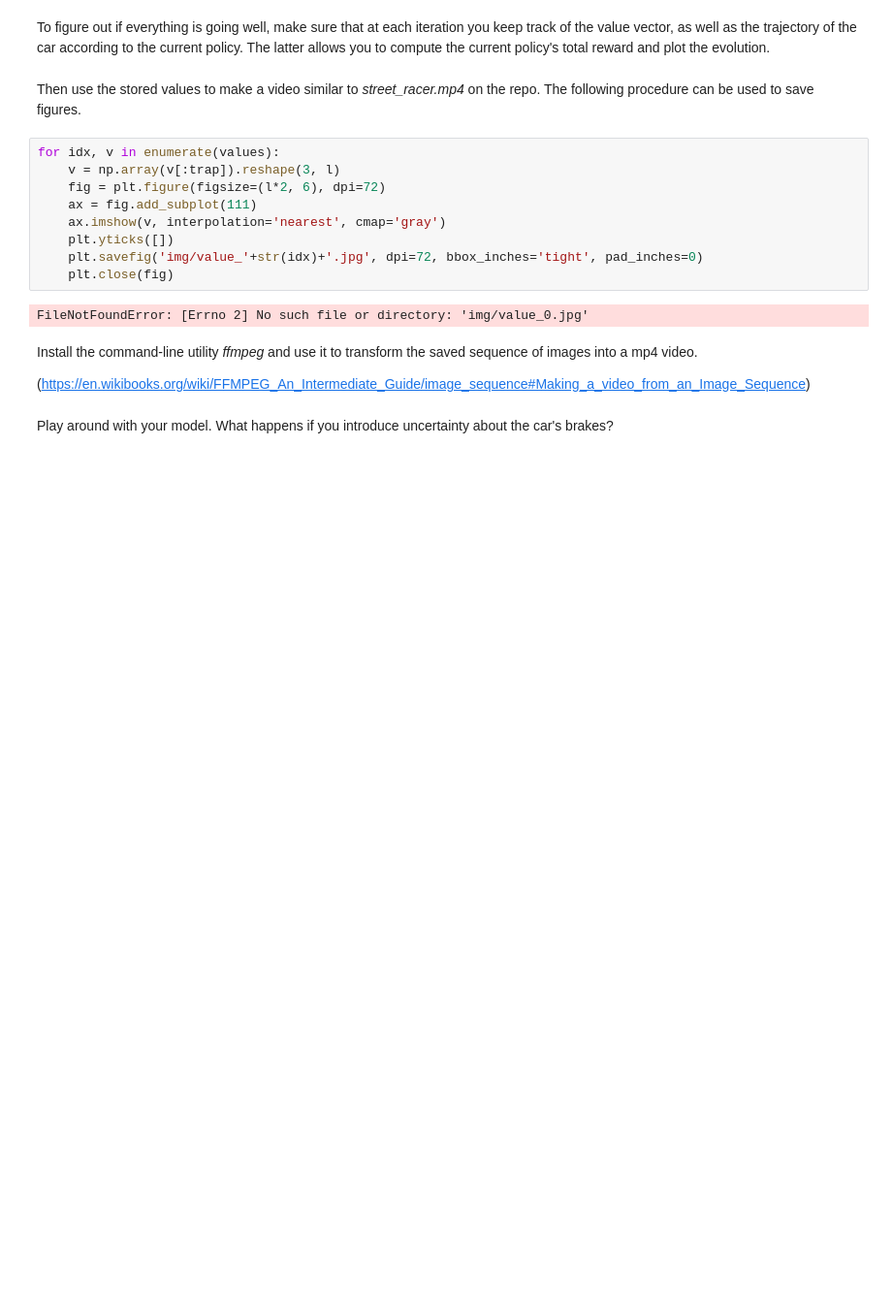
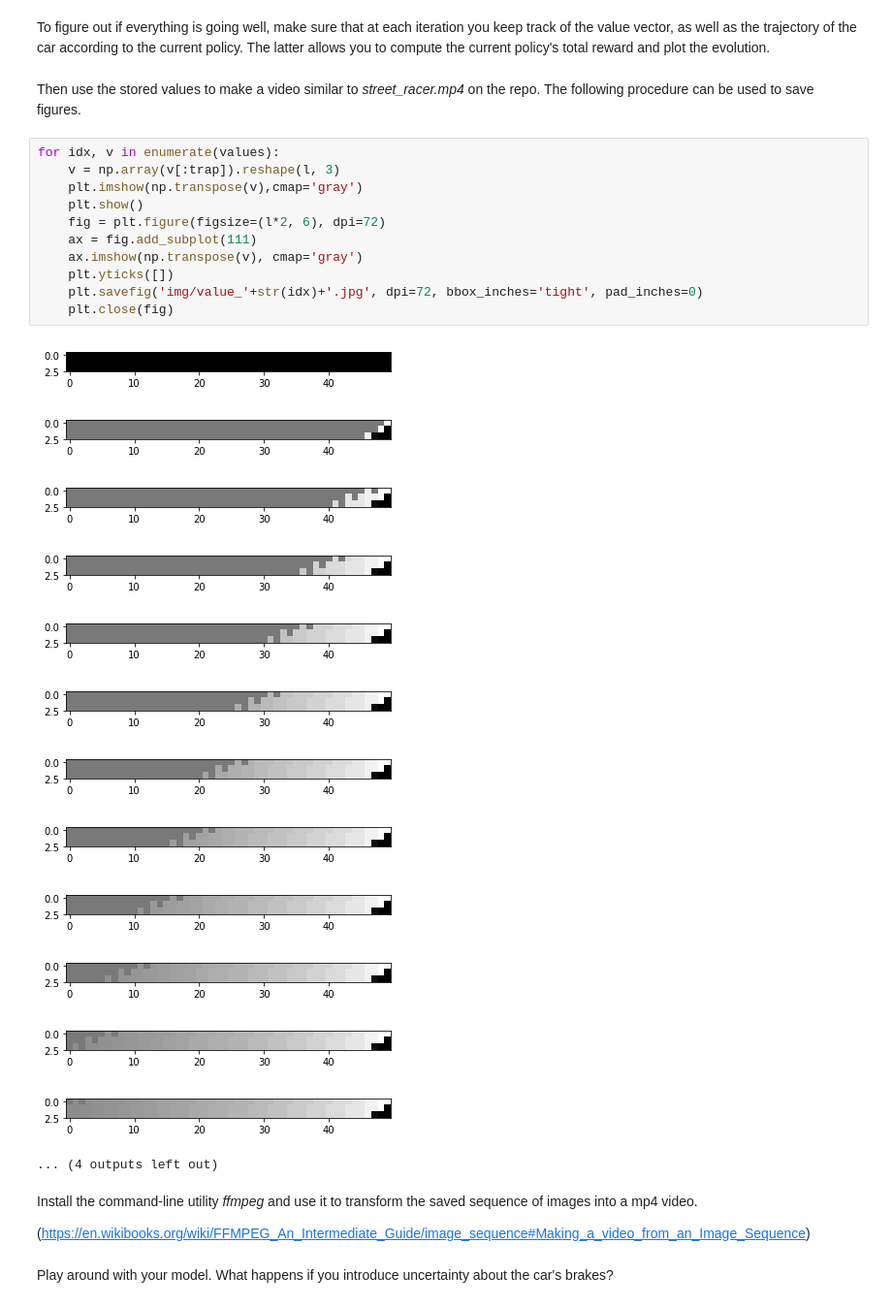
Before and after one commit to jonasracine/RL_sandbox, a Jupyter notebook: street_racer.ipynb, the cells around one changed output. Shown at 97% size. Drawn from its saved outputs; the diff is of its cells as text; blank space fills up the shorter version.

```diff
--- a/street_racer.ipynb
+++ b/street_racer.ipynb
@@ -382,15 +401,29 @@ To figure out if everything is going well, make sure that at each iteration you
 Then use the stored values to make a video similar to _street_racer.mp4_ on the repo. The following procedure can be used to save figures.
 # %%
 for idx, v in enumerate(values):
-    v = np.array(v[:trap]).reshape(3, l)
+    v = np.array(v[:trap]).reshape(l, 3)
+    plt.imshow(np.transpose(v),cmap='gray')
+    plt.show()
     fig = plt.figure(figsize=(l*2, 6), dpi=72)
     ax = fig.add_subplot(111)
-    ax.imshow(v, interpolation='nearest', cmap='gray')
+    ax.imshow(np.transpose(v), cmap='gray')
     plt.yticks([])
     plt.savefig('img/value_'+str(idx)+'.jpg', dpi=72, bbox_inches='tight', pad_inches=0)
     plt.close(fig)
 # %% [output]
+[figure, added]
+[figure, added]
+[figure, added]
+[figure, added]
+[figure, added]
+[figure, added]
+[figure, added]
+[figure, added]
+[figure, added]
+[figure, added]
+[figure, added]
+[figure, added]
-FileNotFoundError: [Errno 2] No such file or directory: 'img/value_0.jpg'
+... (4 outputs left out)
 # %% [markdown]
 Install the command-line utility _ffmpeg_ and use it to transform the saved sequence of images into a mp4 video.
 
```
Also changed, not shown: parts of 7 cells of this notebook, 5 other files.
